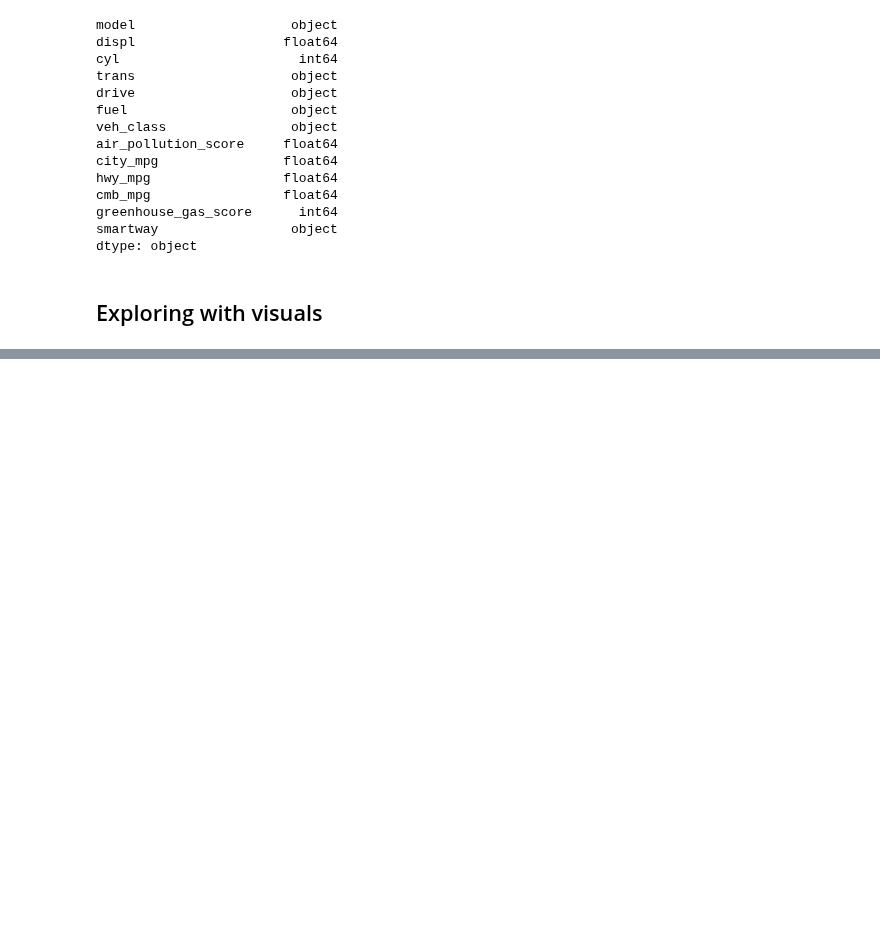
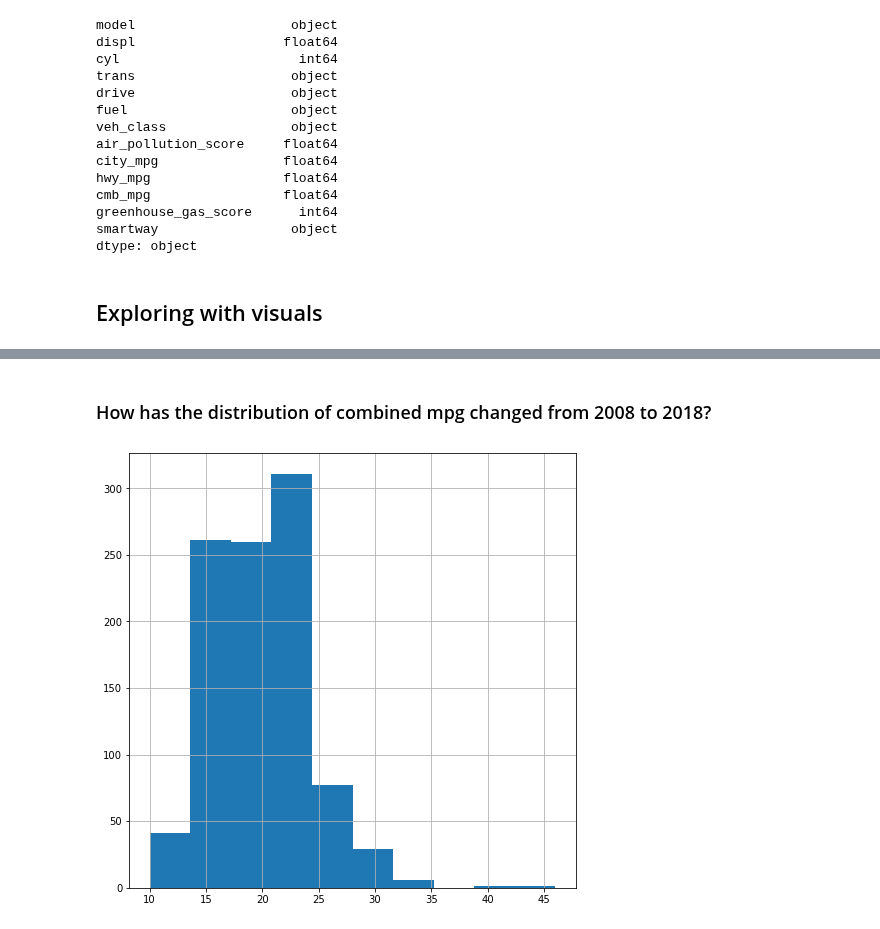
Before and after one commit to jumbamark/data_analysis, a Jupyter notebook: case_studies/second/fuel_economy.ipynb, the cells around one changed output, grey strips where cells are left out. Cells and saved outputs as stored; diff of their text form; code cells hidden in the pictures; blank space fills up the shorter version.

```diff
--- a/case_studies/second/fuel_economy.ipynb
+++ b/case_studies/second/fuel_economy.ipynb
@@ -748,0 +777,6 @@ df_18 = pd.read_csv("fuel-economy-datasets/clean_18.csv")
+# %% [markdown]
+### How has the distribution of combined mpg changed from 2008 to 2018?
+# %%
+df_08.cmb_mpg.hist(figsize=(8, 8));
+# %% [output]
+[figure, added]
```
Also changed, not shown: parts of 44 cells of this notebook.
